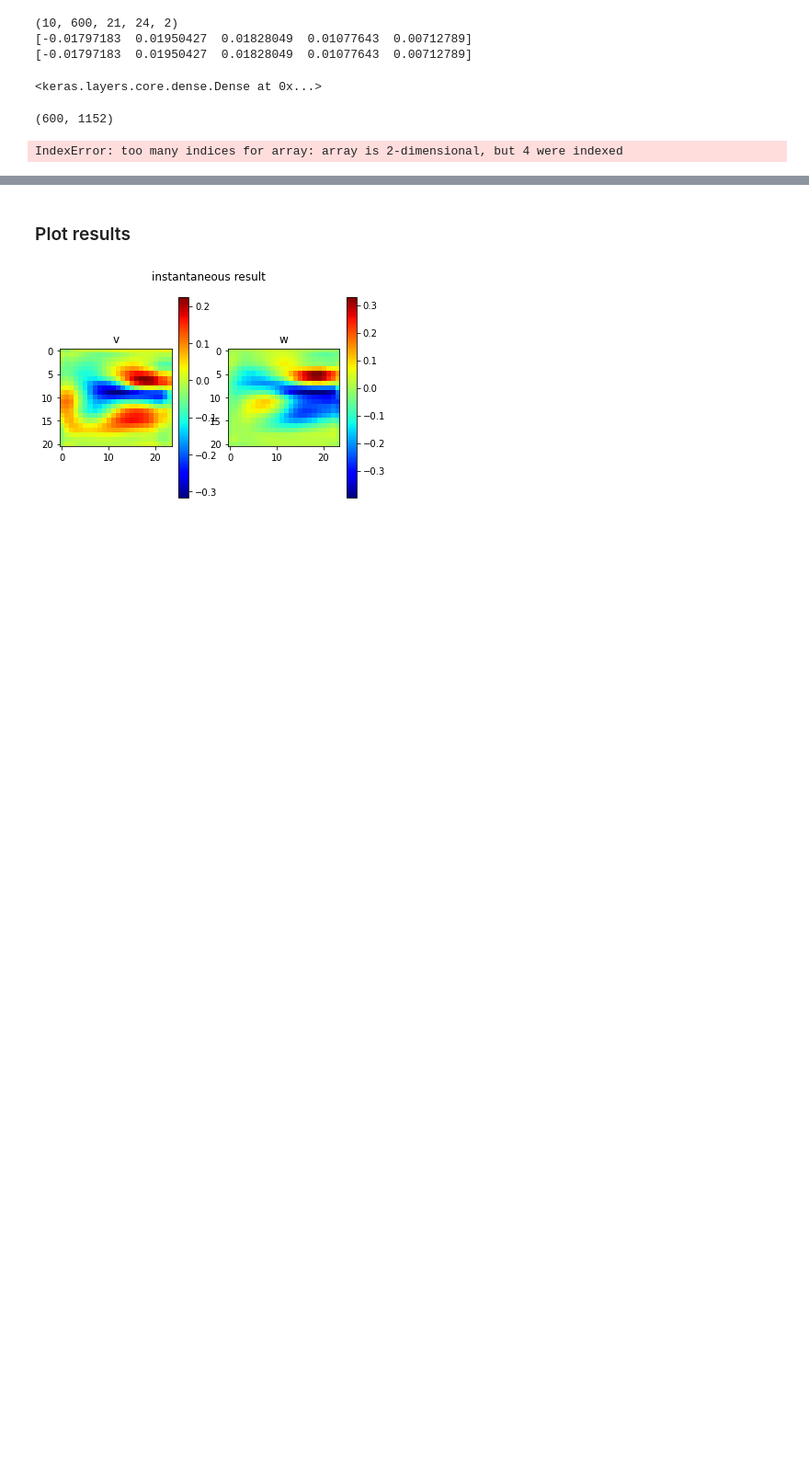
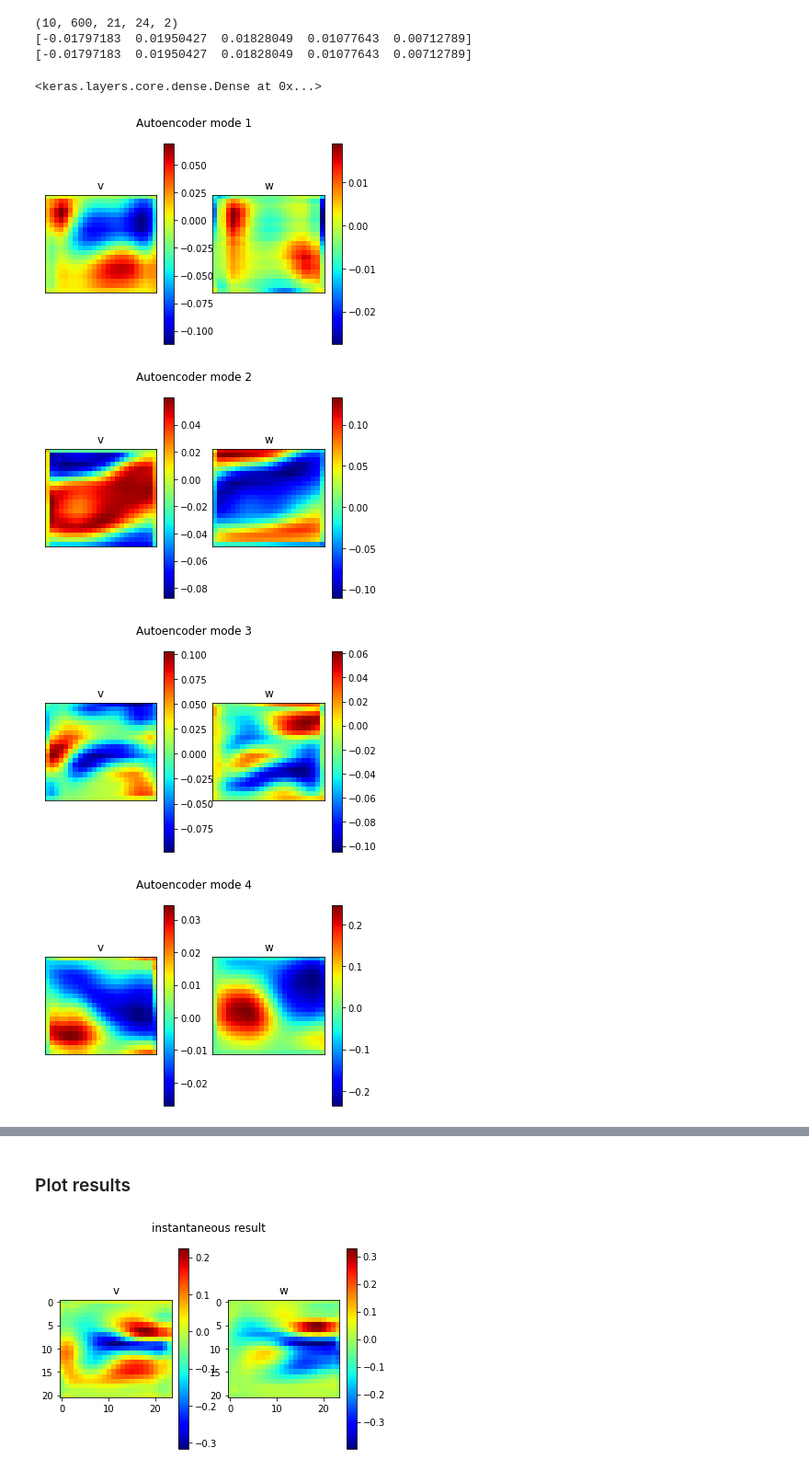
Before and after one commit to MagriLab/MD-CNN-AE, a Jupyter notebook: latent_sapce.ipynb, the cells around one changed output, grey strips where cells are left out. Shown: that part at 92% size. Cells and saved outputs as stored; diff of their text form; code cells hidden in the pictures; blank space fills up the shorter version.

```diff
--- a/latent_sapce.ipynb
+++ b/latent_sapce.ipynb
@@ -141,14 +141,18 @@ print(modes_test[9,599,:5,0,0])
 decode.layers[0]
 # %% [output]
 <keras.layers.core.dense.Dense at 0x...>
-# %%
-sub_model = tf.keras.Sequential()
-sub_model.add(decode.layers[0])
-
-b=sub_model.predict(z9)
-print(b.shape)
-print(b[60,:5,0,0])
-print(b[60,:5,0,0])
-# %% [output]
-(600, 1152)
-IndexError: too many indices for array: array is 2-dimensional, but 4 were indexed
+# %%
+import myplot
+
+modes_test = []
+for i in range(0,10):
+    z = latent_test[:,i]
+    z = np.reshape(z,(-1,1))
+    modes_test.append(decoders[i].predict(z))
+modes_test = np.array(modes_test)
+myplot.plot_ae_modes(modes_test,range(10),snapshot=60)
+# %% [output]
+[figure, added]
+[figure, added]
+[figure, added]
+[figure, added]
```
Also changed, not shown: parts of 1 cell of this notebook, 9 other files.
